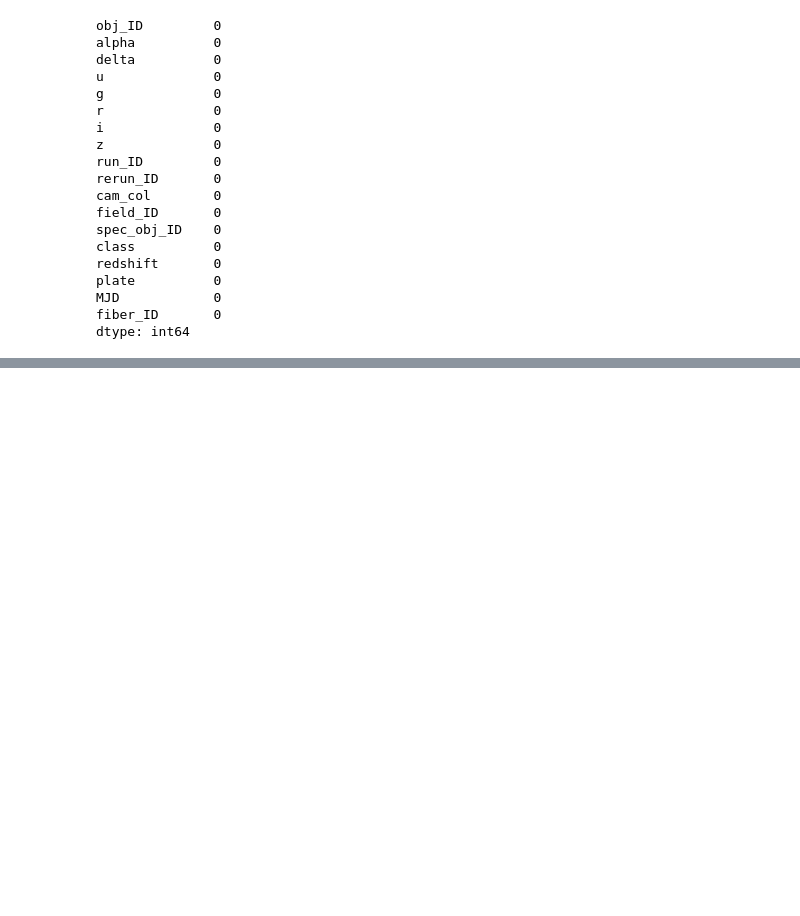
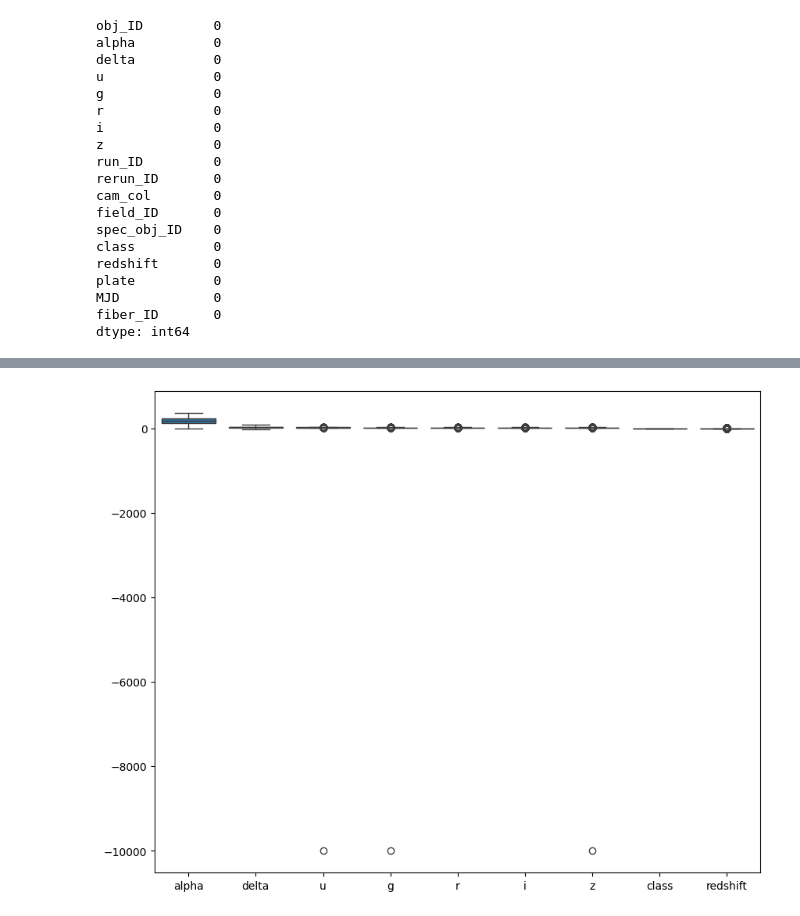
Before and after one commit to LeonardoMBarca/Stellar-Classification, a Jupyter notebook: EDA/eda.ipynb, the cells around one changed output, grey strips where cells are left out. Cells and saved outputs as stored; diff of their text form; code cells hidden in the pictures; blank space fills up the shorter version.

```diff
--- a/EDA/eda.ipynb
+++ b/EDA/eda.ipynb
@@ -79,0 +116,6 @@ dtype: int64
+# %%
+plt.figure(figsize=(10, 8))
+sns.boxplot(df)
+plt.show()
+# %% [output]
+[figure, added]
```
Also changed, not shown: parts of 7 cells of this notebook, 1 other file.
